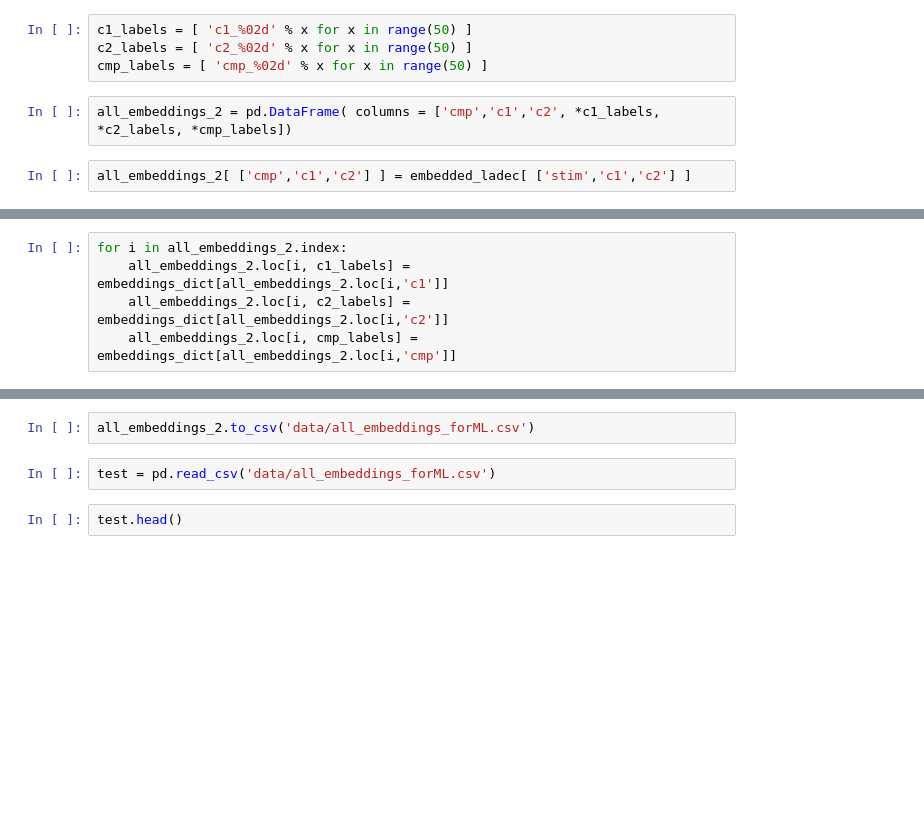
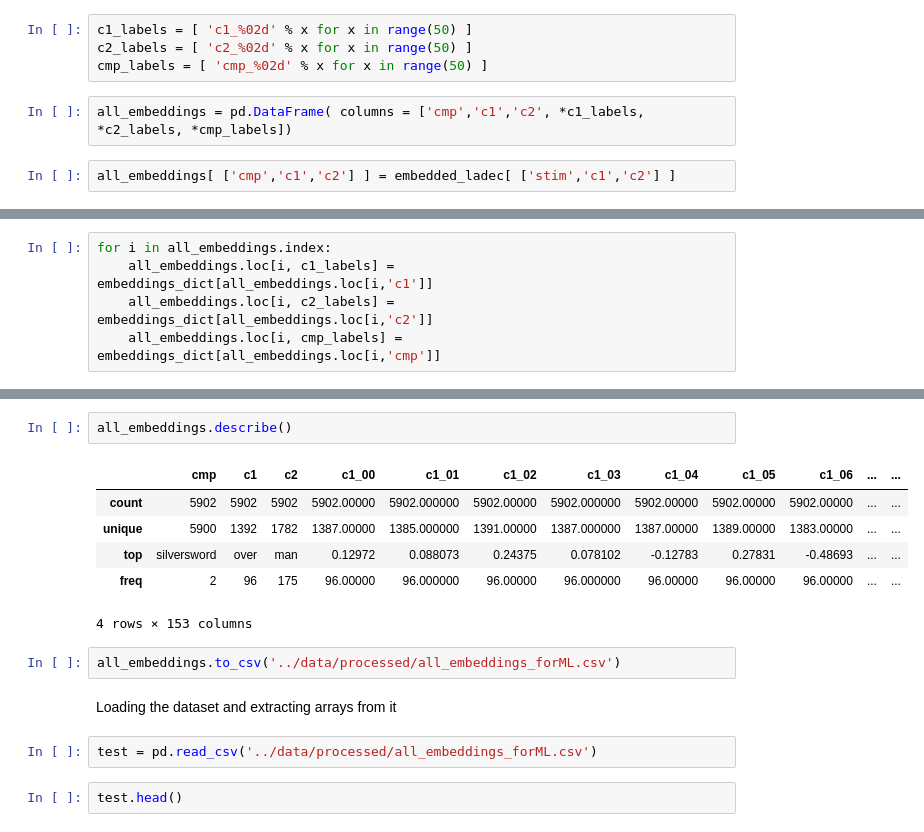
Before and after one commit to kmikes/compound_word_embeddings, a Jupyter notebook: notebooks/1.0-km-create-training-dataset.ipynb, the cells around one changed output, grey strips where cells are left out. Cells and saved outputs as stored; diff of their text form; blank space fills up the shorter version.

```diff
--- a/notebooks/1.0-km-create-training-dataset.ipynb
+++ b/notebooks/1.0-km-create-training-dataset.ipynb
@@ -141,7 +40,7 @@ c1_labels = [ 'c1_%02d' % x for x in range(50) ]
 c2_labels = [ 'c2_%02d' % x for x in range(50) ]
 cmp_labels = [ 'cmp_%02d' % x for x in range(50) ]
 # %%
-all_embeddings_2 = pd.DataFrame( columns = ['cmp','c1','c2', *c1_labels, *c2_labels, *cmp_labels])
+all_embeddings = pd.DataFrame( columns = ['cmp','c1','c2', *c1_labels, *c2_labels, *cmp_labels])
 # %%
-all_embeddings_2[ ['cmp','c1','c2'] ] = embedded_ladec[ ['stim','c1','c2'] ]
+all_embeddings[ ['cmp','c1','c2'] ] = embedded_ladec[ ['stim','c1','c2'] ]
 # %%
@@ -196,5 +61,0 @@ Int64Index([   0,    1,    2,    4,    5,    6,    7,    8,    9,   10,
-# %%
-for i in all_embeddings_2.index:
-    all_embeddings_2.loc[i, c1_labels] = embeddings_dict[all_embeddings_2.loc[i,'c1']]
-    all_embeddings_2.loc[i, c2_labels] = embeddings_dict[all_embeddings_2.loc[i,'c2']]
-    all_embeddings_2.loc[i, cmp_labels] = embeddings_dict[all_embeddings_2.loc[i,'cmp']]
@@ -210,0 +62,5 @@ all_embeddings_2.head()
+# %%
+for i in all_embeddings.index:
+    all_embeddings.loc[i, c1_labels] = embeddings_dict[all_embeddings.loc[i,'c1']]
+    all_embeddings.loc[i, c2_labels] = embeddings_dict[all_embeddings.loc[i,'c2']]
+    all_embeddings.loc[i, cmp_labels] = embeddings_dict[all_embeddings.loc[i,'cmp']]
@@ -211,7 +77,18 @@ all_embeddings_2.head()
+# %%
+all_embeddings.describe()
+# %% [output]
+|  | cmp | c1 | c2 | c1_00 | c1_01 | c1_02 | c1_03 | c1_04 | c1_05 | c1_06 | ... | ... |
+| count | 5902 | 5902 | 5902 | 5902.00000 | 5902.000000 | 5902.00000 | 5902.000000 | 5902.00000 | 5902.00000 | 5902.00000 | ... | ... |
+| unique | 5900 | 1392 | 1782 | 1387.00000 | 1385.000000 | 1391.00000 | 1387.000000 | 1387.00000 | 1389.00000 | 1383.00000 | ... | ... |
+| top | silversword | over | man | 0.12972 | 0.088073 | 0.24375 | 0.078102 | -0.12783 | 0.27831 | -0.48693 | ... | ... |
+| freq | 2 | 96 | 175 | 96.00000 | 96.000000 | 96.00000 | 96.000000 | 96.00000 | 96.00000 | 96.00000 | ... | ... |
+4 rows × 153 columns
 # %%
-all_embeddings_2.to_csv('data/all_embeddings_forML.csv')
+all_embeddings.to_csv('../data/processed/all_embeddings_forML.csv')
+# %% [markdown]
+Loading the dataset and extracting arrays from it
 # %%
-test = pd.read_csv('data/all_embeddings_forML.csv')
+test = pd.read_csv('../data/processed/all_embeddings_forML.csv')
 # %%
 test.head()
 # %% [output]
```
Also changed, not shown: parts of 24 cells of this notebook.
